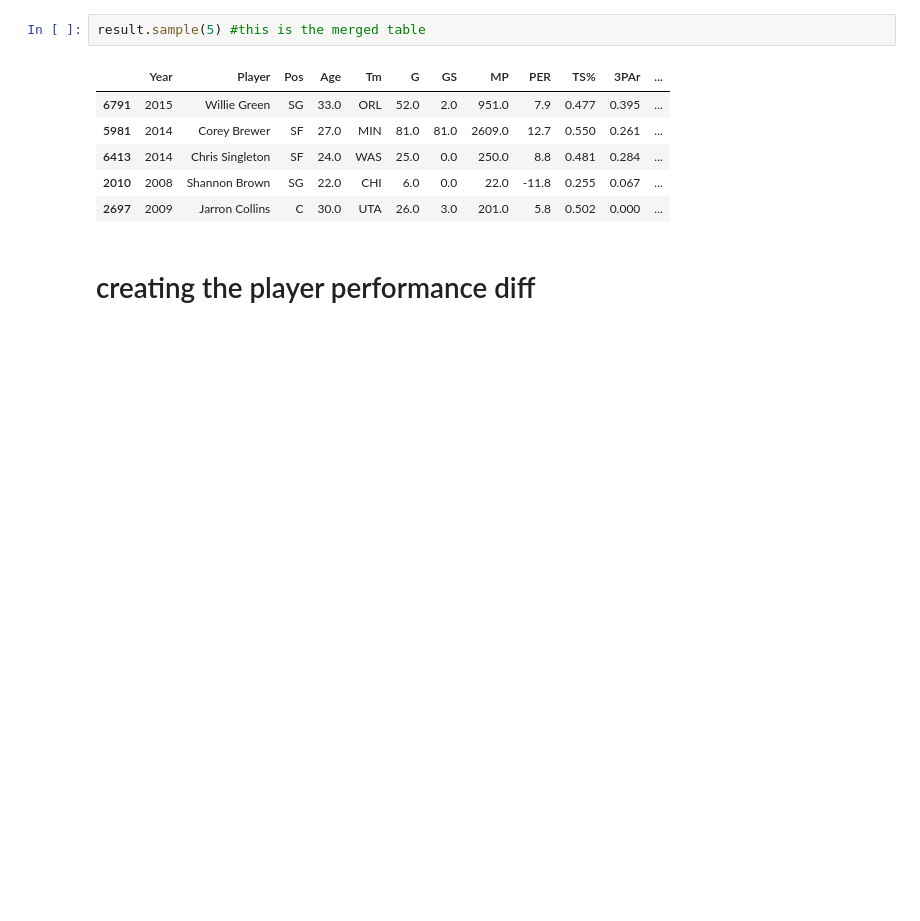
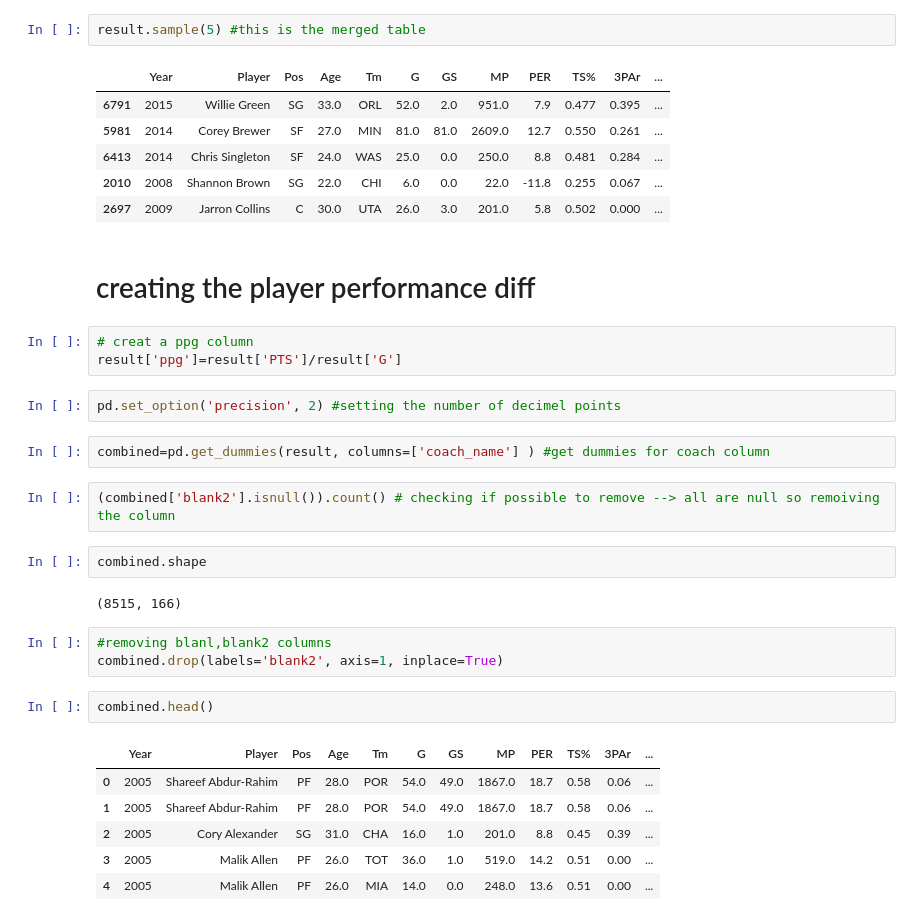
Before and after one commit to eranblack/Capstone, a Jupyter notebook: EDA.ipynb, the cells around one changed output. Cells and saved outputs as stored; diff of their text form; blank space fills up the shorter version.

```diff
--- a/EDA.ipynb
+++ b/EDA.ipynb
@@ -368,3 +368,28 @@ result.sample(5) #this is the merged table
 | 2697 | 2009 | Jarron Collins | C | 30.0 | UTA | 26.0 | 3.0 | 201.0 | 5.8 | 0.502 | 0.000 | ... |
 # %% [markdown]
 # creating the player performance diff
+# %%
+# creat a ppg column
+result['ppg']=result['PTS']/result['G']
+# %%
+pd.set_option('precision', 2) #setting the number of decimel points
+# %%
+combined=pd.get_dummies(result, columns=['coach_name'] ) #get dummies for coach column
+# %%
+(combined['blank2'].isnull()).count() # checking if possible to remove --> all are null so remoiving the column
+# %%
+combined.shape
+# %% [output]
+(8515, 166)
+# %%
+#removing blanl,blank2 columns
+combined.drop(labels='blank2', axis=1, inplace=True)
+# %%
+combined.head()
+# %% [output]
+|  | Year | Player | Pos | Age | Tm | G | GS | MP | PER | TS% | 3PAr | ... |
+| 0 | 2005 | Shareef Abdur-Rahim | PF | 28.0 | POR | 54.0 | 49.0 | 1867.0 | 18.7 | 0.58 | 0.06 | ... |
+| 1 | 2005 | Shareef Abdur-Rahim | PF | 28.0 | POR | 54.0 | 49.0 | 1867.0 | 18.7 | 0.58 | 0.06 | ... |
+| 2 | 2005 | Cory Alexander | SG | 31.0 | CHA | 16.0 | 1.0 | 201.0 | 8.8 | 0.45 | 0.39 | ... |
+| 3 | 2005 | Malik Allen | PF | 26.0 | TOT | 36.0 | 1.0 | 519.0 | 14.2 | 0.51 | 0.00 | ... |
+| 4 | 2005 | Malik Allen | PF | 26.0 | MIA | 14.0 | 0.0 | 248.0 | 13.6 | 0.51 | 0.00 | ... |
```
Also changed, not shown: parts of 9 cells of this notebook.
